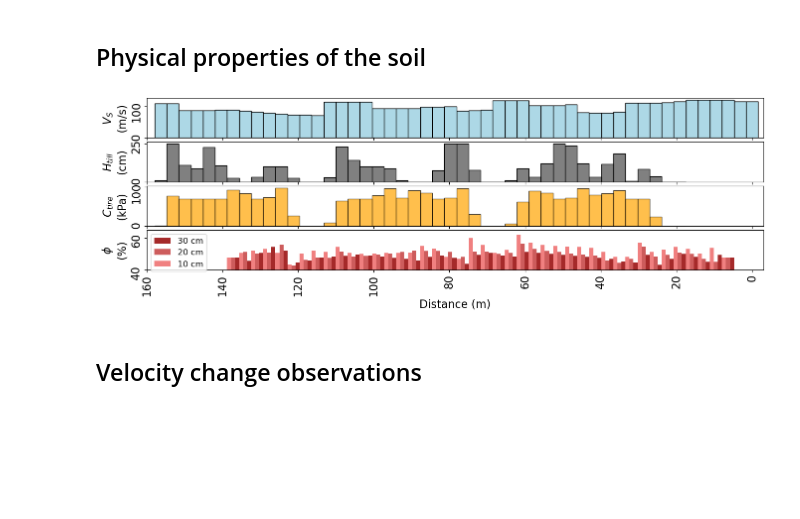
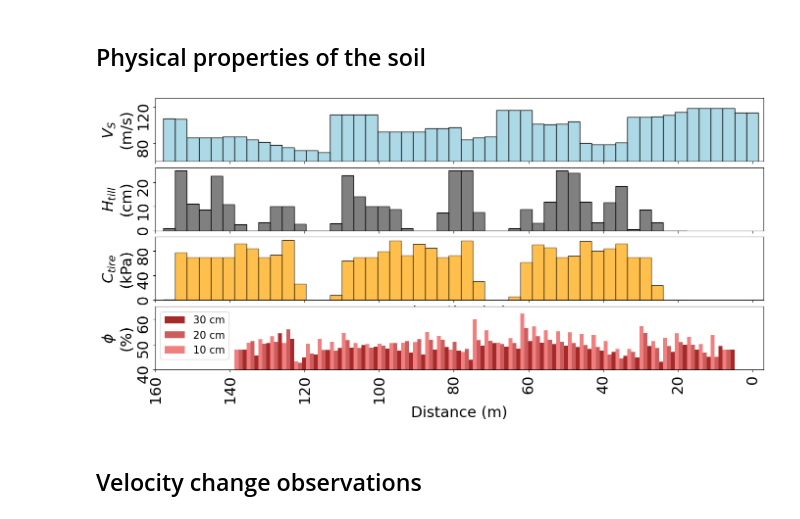
Before and after one commit to Denolle-Lab/FarmDAS, a Jupyter notebook: dvv_and_model/Fig1_farm.ipynb, the cells around one changed output. Cells and saved outputs as stored; diff of their text form; code cells hidden in the pictures; blank space fills up the shorter version.

Commit message:
update figures

```diff
--- a/dvv_and_model/Fig1_farm.ipynb
+++ b/dvv_and_model/Fig1_farm.ipynb
@@ -10,7 +10,7 @@ import numpy as np
 import matplotlib
 import matplotlib.pyplot as plt
 import pandas as pd
-matplotlib.rcParams.update({'font.size': 16})
+matplotlib.rcParams.update({'font.size': 22})
 
 data_dir='./data/'
 fig_dir = './figures/'
@@ -59,46 +59,51 @@ interp_porosity_30cm = soil_phy['interp_porosity_30cm'].values
 
 
 ## Plotting
-fig, axs = plt.subplots(4, 1, figsize=(16, 4.5), sharex=True, gridspec_kw={'hspace': 0.1})
+fig, axs = plt.subplots(4, 1, figsize=(16, 7.2), sharex=True, gridspec_kw={'hspace': 0.1})
 
 # Plot Vs
 axs[0].bar(np.arange(50) * 3.19, vs, color='lightblue', width=3.19, edgecolor='black')
-axs[0].set_ylabel('$V_S$ \n(m/s)')
+axs[0].set_ylabel('$V_S$ \n(m/s)', fontsize=22)
+axs[0].set_ylim(60, 130)
+axs[0].set_yticks(np.arange(80, 130, 40))
 axs[0].set_xlim(160, -3)  # Reverse x-axis
 
 # Plot tillage depth
 axs[1].bar(np.arange(6, 50) * 3.19, tillage_depth, color='gray', width=3.19, edgecolor='black')
-axs[1].set_ylabel('$H_{till}$ \n(cm)')
+axs[1].set_ylabel('$H_{till}$ \n(cm)', fontsize=22)
+axs[1].set_yticks(np.arange(0, 25, 10))
 axs[1].set_xlim(160, -3)  # Reverse x-axis
 
 # Plot tire pressure
 axs[2].bar(np.arange(6, 50) * 3.19, tire_pressure, color='orange', width=3.19, edgecolor='black', alpha=0.7)
-axs[2].set_ylabel('$C_{tire}$ \n(kPa)')
+axs[2].set_ylabel('$C_{tire}$ \n(kPa)', fontsize=22)
 axs[2].set_xlabel('Location (m)')
+axs[2].set_yticks(np.arange(0, 100, 40))
 axs[2].set_xlim(160, -3)  # Reverse x-axis
 
 # Plot porosity
 bar_width = 3.19
 x = np.arange(50) * bar_width
 axs[3].set_ylim(40, 65)
 axs[3].bar(x[2:44] - bar_width/3, interp_porosity_30cm[2:44], width=bar_width/3, label='30 cm', color='brown', align='center')
 axs[3].bar(x[2:44], interp_porosity_20cm[2:44], width=bar_width/3, label='20 cm', color='indianred', align='center')
 axs[3].bar(x[2:44] + bar_width/3, interp_porosity_10cm[2:44], width=bar_width/3, label='10 cm', color='lightcoral', align='center')
 
-axs[3].set_xlabel("Distance (m)", fontsize=16)
-axs[3].set_ylabel("$\phi$ \n(%)", fontsize=16)
-axs[3].legend(loc='upper left', fontsize=12)
+axs[3].set_xlabel("Distance (m)", fontsize=22)
+axs[3].set_ylabel("$\phi$ \n(%)", fontsize=22)
+axs[3].set_yticks(np.arange(40, 65, 10))
+axs[3].legend(loc='upper left', fontsize=15)
 axs[3].set_xlim(160, -3)  # Reverse x-axis
 
 # Rotate X and Y labels
 for i in range(4):
     axs[i].xaxis.set_tick_params(rotation=90)
     axs[i].yaxis.set_tick_params(rotation=90)
 
 plt.tight_layout()
 plt.show()
 # %% [output]
-[figure, old version]
+[figure, new version]
 # %% [markdown]
 ## Velocity change observations
 # %%
```
Also changed, not shown: parts of 1 cell of this notebook, 3 other files.
